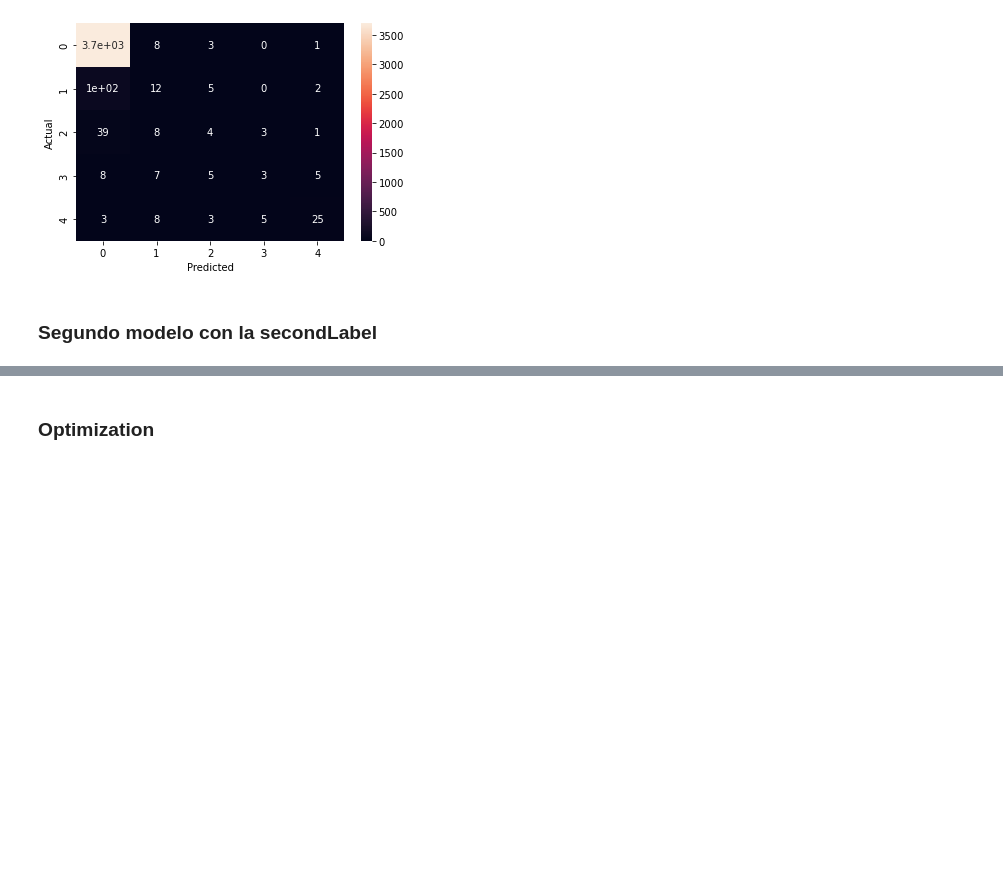
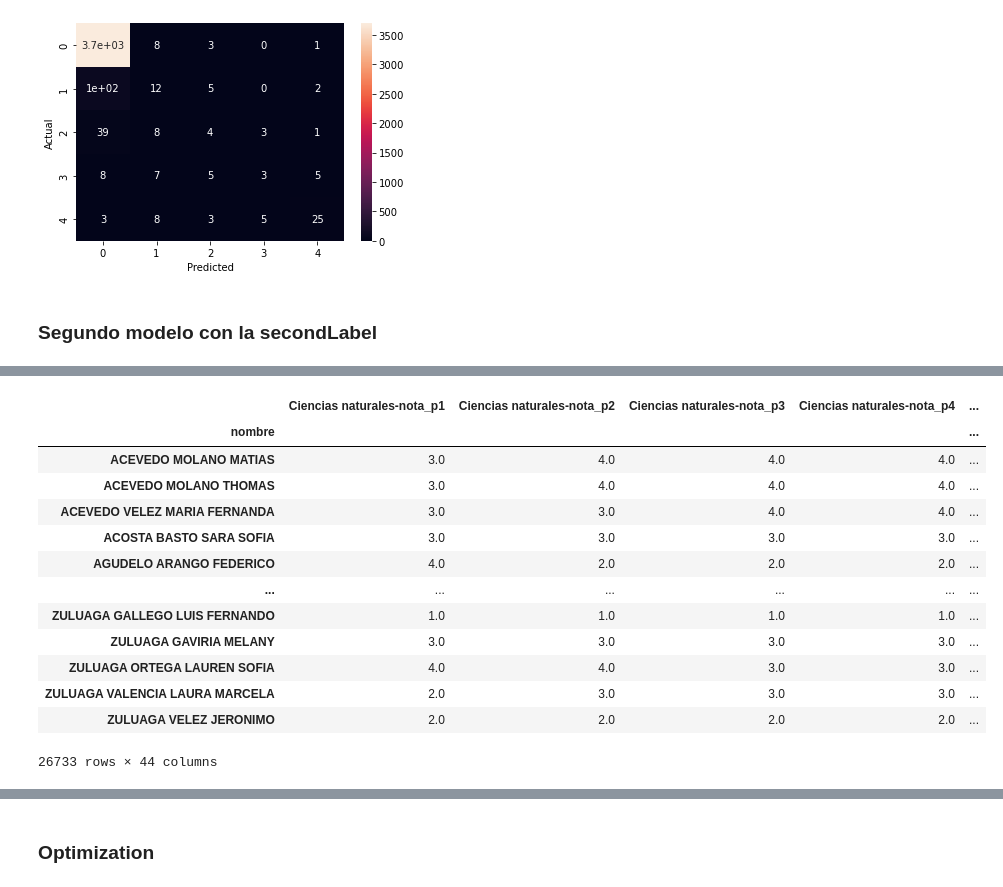
Before and after one commit to nesanchezo/Education_project, a Jupyter notebook: EDA/modelos.ipynb, the cells around one changed output, grey strips where cells are left out. Saved outputs shown, nothing was run; the diff lists cells and outputs as text; code cells hidden in the pictures; blank space fills up the shorter version.

```diff
--- a/EDA/modelos.ipynb
+++ b/EDA/modelos.ipynb
@@ -318,3 +413,20 @@ accuracy: 0.9221238938053097
+# %%
+df
+# %% [output]
+|  | Ciencias naturales-nota_p1 | Ciencias naturales-nota_p2 | Ciencias naturales-nota_p3 | Ciencias naturales-nota_p4 | ... |
+| nombre |  |  |  |  | ... |
+| ACEVEDO MOLANO MATIAS | 3.0 | 4.0 | 4.0 | 4.0 | ... |
+| ACEVEDO MOLANO THOMAS | 3.0 | 4.0 | 4.0 | 4.0 | ... |
+| ACEVEDO VELEZ MARIA FERNANDA | 3.0 | 3.0 | 4.0 | 4.0 | ... |
+| ACOSTA BASTO SARA SOFIA | 3.0 | 3.0 | 3.0 | 3.0 | ... |
+| AGUDELO ARANGO FEDERICO | 4.0 | 2.0 | 2.0 | 2.0 | ... |
+| ... | ... | ... | ... | ... | ... |
+| ZULUAGA GALLEGO LUIS FERNANDO | 1.0 | 1.0 | 1.0 | 1.0 | ... |
+| ZULUAGA GAVIRIA MELANY | 3.0 | 3.0 | 3.0 | 3.0 | ... |
+| ZULUAGA ORTEGA LAUREN SOFIA | 4.0 | 4.0 | 3.0 | 3.0 | ... |
+| ZULUAGA VALENCIA LAURA MARCELA | 2.0 | 3.0 | 3.0 | 3.0 | ... |
+| ZULUAGA VELEZ JERONIMO | 2.0 | 2.0 | 2.0 | 2.0 | ... |
+26733 rows × 44 columns
 # %%
 y_train.value_counts()
 # %% [output]
```
Also changed, not shown: parts of 24 cells of this notebook, 8 other files.
